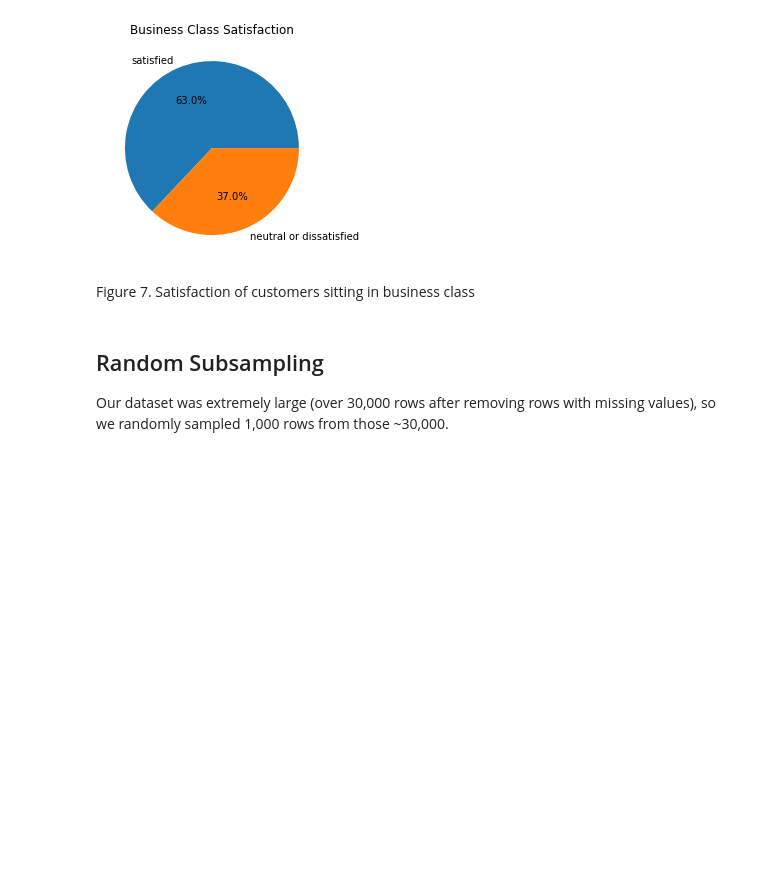
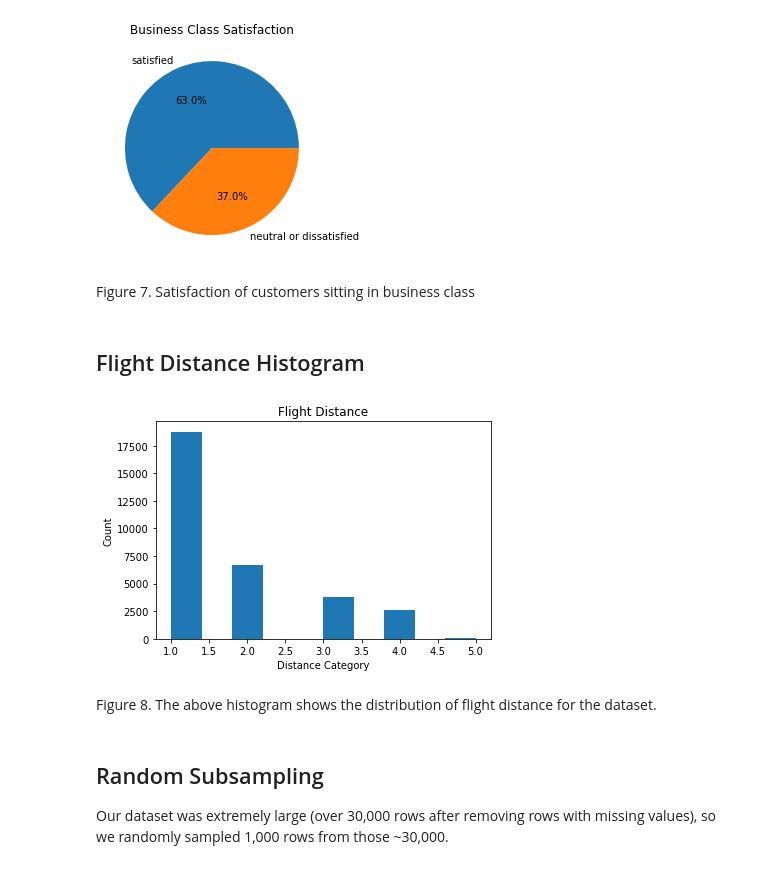
Before and after one commit to aidanlewilewi/322Project, a Jupyter notebook: Report.ipynb, the cells around one changed output. Cells and saved outputs as stored; diff of their text form; code cells hidden in the pictures; blank space fills up the shorter version.

```diff
--- a/Report.ipynb
+++ b/Report.ipynb
@@ -234,6 +236,16 @@ plotutils.plot_pie_chart(['satisfied', 'neutral or dissatisfied'], [businessCoun
 [figure]
 # %% [markdown]
 Figure 7. Satisfaction of customers sitting in business class
+# %% [markdown]
+## Flight Distance Histogram
+# %%
+distance = myutils.get_column(customerData.data, customerData.column_names, 'Flight Distance')
+
+plotutils.plot_histogram(distance, 'Flight Distance', 'Distance Category', 'Count')
+# %% [output]
+[figure, added]
+# %% [markdown]
+Figure 8. The above histogram shows the distribution of flight distance for the dataset.
 # %% [markdown]
 ## Random Subsampling
 
```
Also changed, not shown: parts of 1 cell of this notebook, 1 other file.
